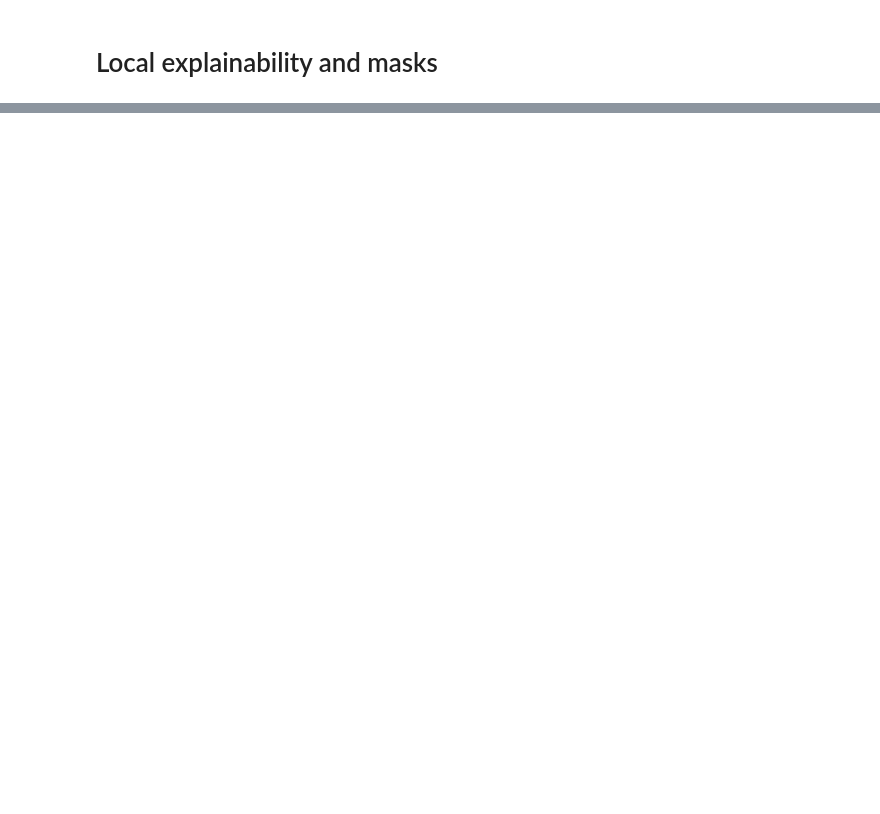
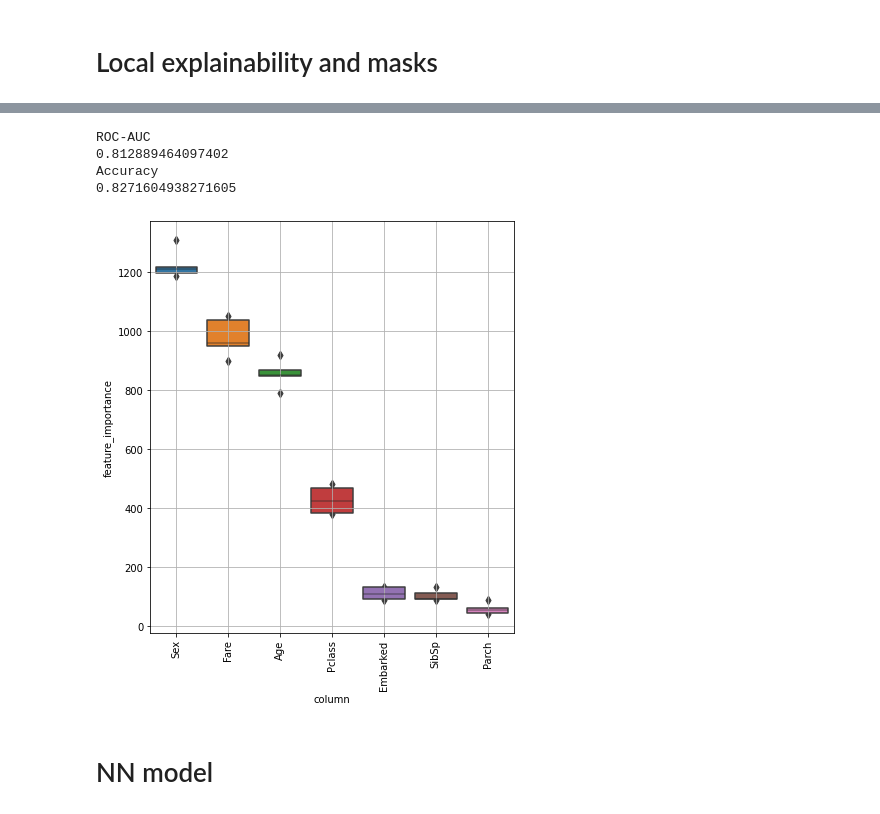
Before and after one commit to mei28/playground_python, a Jupyter notebook: notebooks/titanic.ipynb, the cells around one changed output, grey strips where cells are left out. Cells and saved outputs as stored; diff of their text form; code cells hidden in the pictures; blank space fills up the shorter version.

```diff
--- a/notebooks/titanic.ipynb
+++ b/notebooks/titanic.ipynb
@@ -297,0 +325,35 @@ for i in range(3):
+# %%
+# changet to category
+
+for col in cate_cols:
+    train[col] = train[col].astype('category')
+    test[col] = test[col].astype('category')
+# %%
+oof = np.zeros((len(train),))
+test_preds_all = np.zeros((len(test),))
+models = []
+
+for fold_num in range(5):
+    trn_idx = train[train.fold != fold_num].index
+    val_idx = train[train.fold == fold_num].index
+    print(f"FOLD: {fold_num}")
+
+    X_train, y_train = train[feature_col].values[trn_idx],  train['Survived'].values[trn_idx]
+    X_valid, y_valid = train[feature_col].values[val_idx], train['Survived'].values[val_idx]
+
+    lgb_train = lgb.Dataset(X_train, y_train)
+    lgb_valid = lgb.Dataset(X_valid, y_valid)
+
+    params = {
+        'objective': 'binary',
+        'importance_type': 'gain',
+    }
+
+    model = lgb.LGBMClassifier(**params)
+    model.fit(X_train,y_train,eval_set=[(X_train,y_train)],
+              verbose=10)
+
+    oof[val_idx] = model.predict(X_valid)
+    models.append(model)
+
+    test_preds_all += model.predict(test[feature_col]) / 5
@@ -297,0 +378,16 @@ for i in range(3):
+# %%
+print('ROC-AUC')
+print(roc_auc_score(train['Survived'].ravel(), oof.ravel()))
+print('Accuracy')
+print(accuracy_score(train['Survived'].ravel(), (oof>.5).astype('int').ravel()))
+# %% [output]
+ROC-AUC
+0.812889464097402
+Accuracy
+0.8271604938271605
+# %%
+fig, ax = visualize_importance(models,train[feature_col] )
+# %% [output]
+[figure, added]
+# %% [markdown]
+# NN model
```
Also changed, not shown: parts of 18 cells of this notebook, 1 other file.
